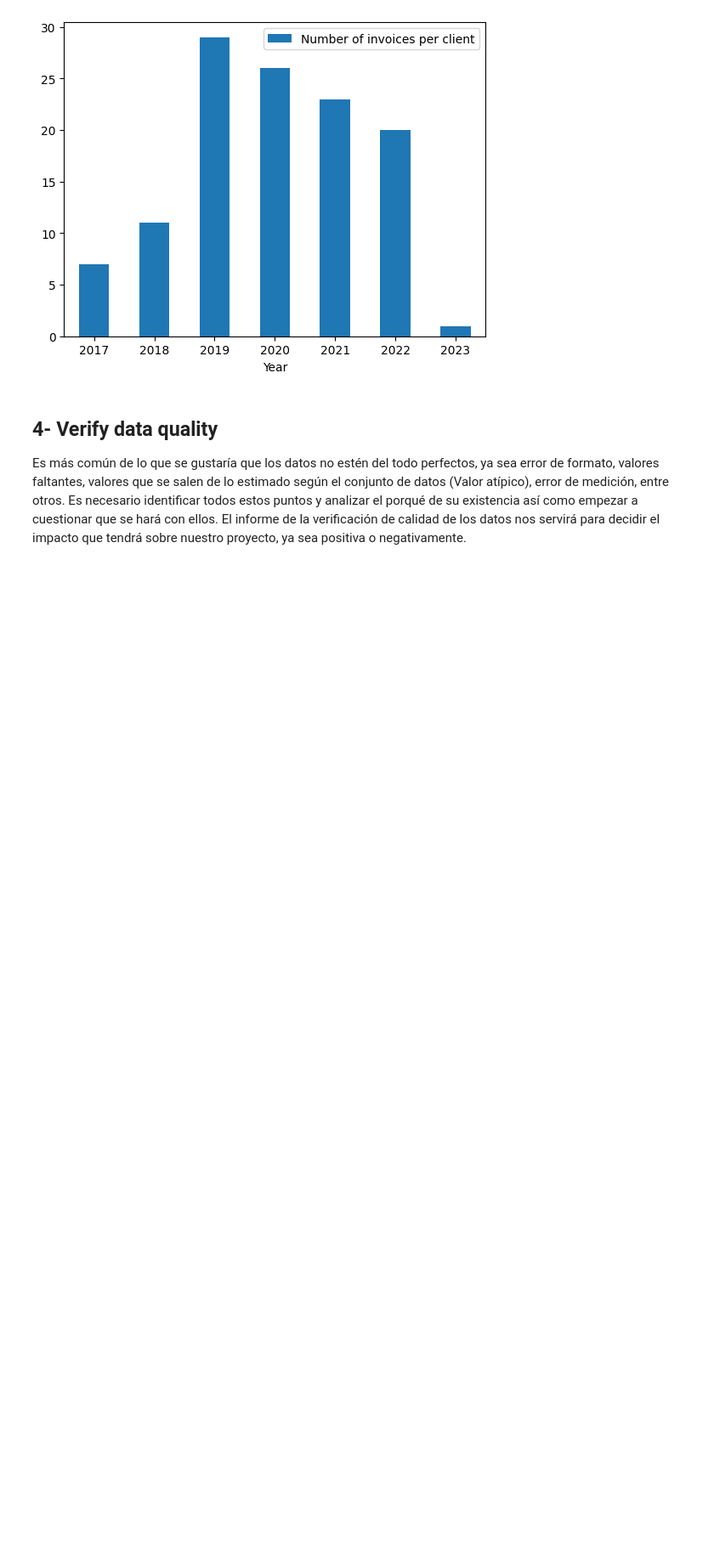
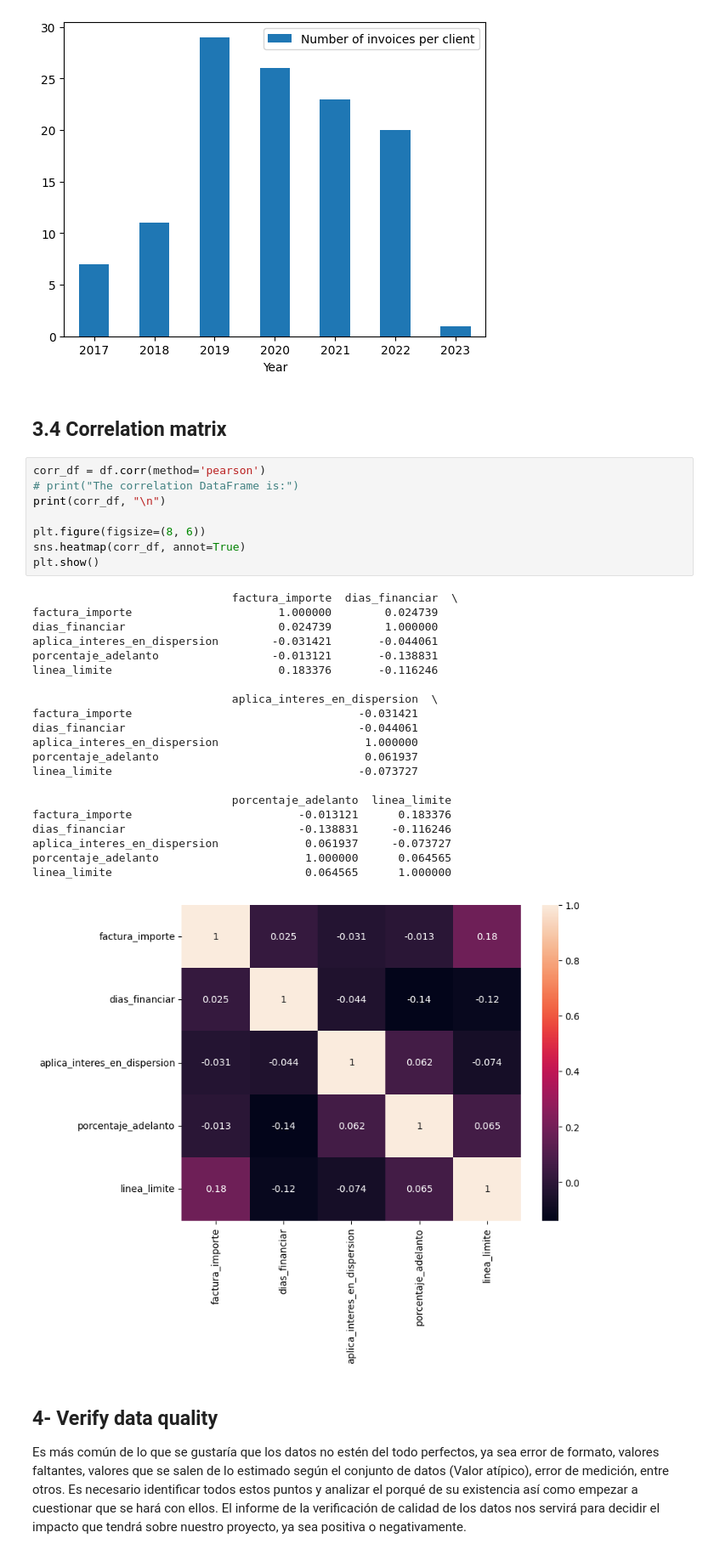
Before and after one commit to jrolopez20/blu-ml, a Jupyter notebook: 1- Data Understanding.ipynb, the cells around one changed output. Shown at 85% size. Saved outputs shown, nothing was run; the diff lists cells and outputs as text; blank space fills up the shorter version.

Commit message:
Add correlation matrix

```diff
--- a/1- Data Understanding.ipynb
+++ b/1- Data Understanding.ipynb
@@ -178,6 +178,38 @@ df_resume = pd.DataFrame(data=d)
 ax = df_resume.plot.bar(x=col_year, y=col_Number_invoice_per_client, rot=0)
 # %% [output]
 [figure]
+# %% [markdown]
+## 3.4 Correlation matrix
+# %%
+corr_df = df.corr(method='pearson')
+# print("The correlation DataFrame is:")
+print(corr_df, "\n")
+
+plt.figure(figsize=(8, 6))
+sns.heatmap(corr_df, annot=True)
+plt.show()
+# %% [output]
+                              factura_importe  dias_financiar  \
+factura_importe                      1.000000        0.024739
+dias_financiar                       0.024739        1.000000
+aplica_interes_en_dispersion        -0.031421       -0.044061
+porcentaje_adelanto                 -0.013121       -0.138831
+linea_limite                         0.183376       -0.116246
+
+                              aplica_interes_en_dispersion  \
+factura_importe                                  -0.031421
+dias_financiar                                   -0.044061
+aplica_interes_en_dispersion                      1.000000
+porcentaje_adelanto                               0.061937
+linea_limite                                     -0.073727
+
+                              porcentaje_adelanto  linea_limite
+factura_importe                         -0.013121      0.183376
+dias_financiar                          -0.138831     -0.116246
+aplica_interes_en_dispersion             0.061937     -0.073727
+porcentaje_adelanto                      1.000000      0.064565
+linea_limite                             0.064565      1.000000
+[figure, added]
 # %% [markdown]
 ## 4- Verify data quality
 Es más común de lo que se gustaría que los datos no estén del todo perfectos, ya sea error de formato, valores faltantes, valores que se salen de lo estimado según el conjunto de datos (Valor atípico), error de medición, entre otros. Es necesario identificar todos estos puntos y analizar el porqué de su existencia así como empezar a cuestionar que se hará con ellos. El informe de la verificación de calidad de los datos nos servirá para decidir el impacto que tendrá sobre nuestro proyecto, ya sea positiva o negativamente.
```
